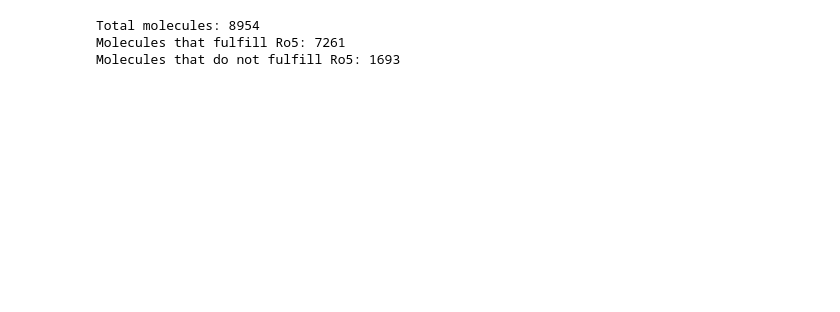
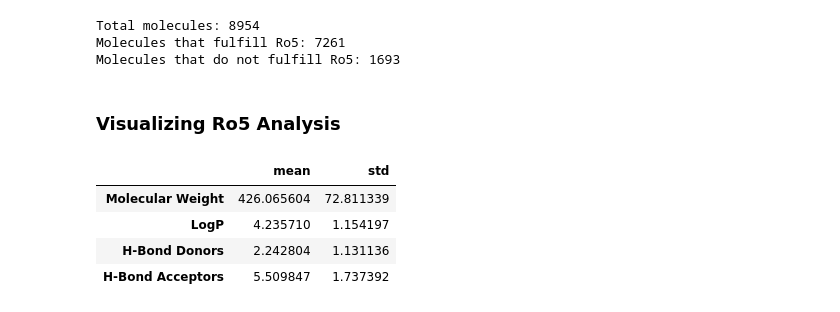
Before and after one commit to Fyn2a/VEGRF-2-Drug-Design, a Jupyter notebook: DataFilteration.ipynb, the cells around one changed output. Cells and saved outputs as stored; diff of their text form; code cells hidden in the pictures; blank space fills up the shorter version.

Commit message:
Filtered dataset notebook added

```diff
--- a/DataFilteration.ipynb
+++ b/DataFilteration.ipynb
@@ -103,0 +107,21 @@ Molecules that do not fulfill Ro5: 1693
+# %%
+# downloading the dataset of molecules that fulfill Lipinski's rule of five
+molecules_ro5_fulfilled = molecule[molecule["Ro5 Fulfilled"] == True]
+molecules_ro5_fulfilled.to_csv("data/VEGFR-2_Ro5_fulfilled.csv")
+# %% [markdown]
+### Visualizing Ro5 Analysis
+# %%
+# calculating the mean and std
+def mean_std(frame):
+    stats = frame.describe().T[["mean", "std"]]
+    return stats
+# %%
+ro5_fulfilled_stats = mean_std(molecules_ro5_fulfilled[["Molecular Weight", "LogP", "H-Bond Donors", "H-Bond Acceptors"]])
+
+ro5_fulfilled_stats
+# %% [output]
+|  | mean | std |
+| Molecular Weight | 426.065604 | 72.811339 |
+| LogP | 4.235710 | 1.154197 |
+| H-Bond Donors | 2.242804 | 1.131136 |
+| H-Bond Acceptors | 5.509847 | 1.737392 |
```
Also changed, not shown: parts of 10 cells of this notebook, 2 other files.
